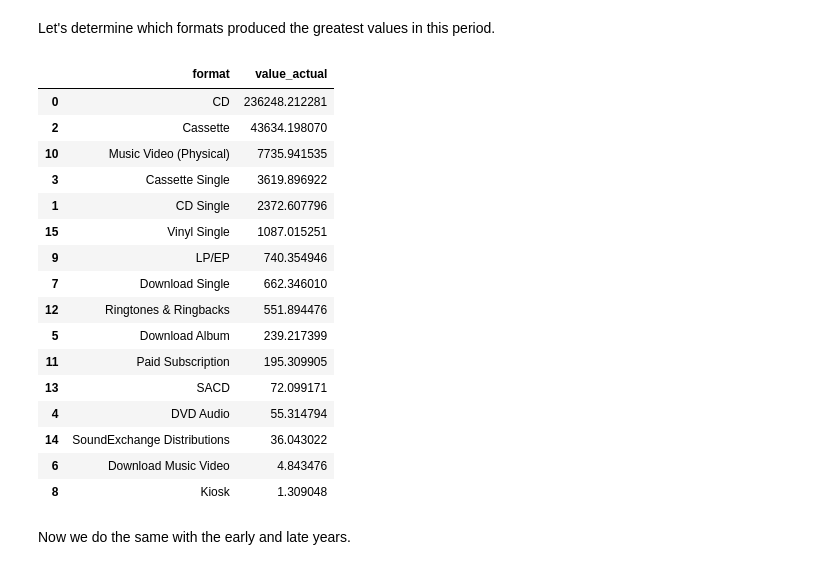
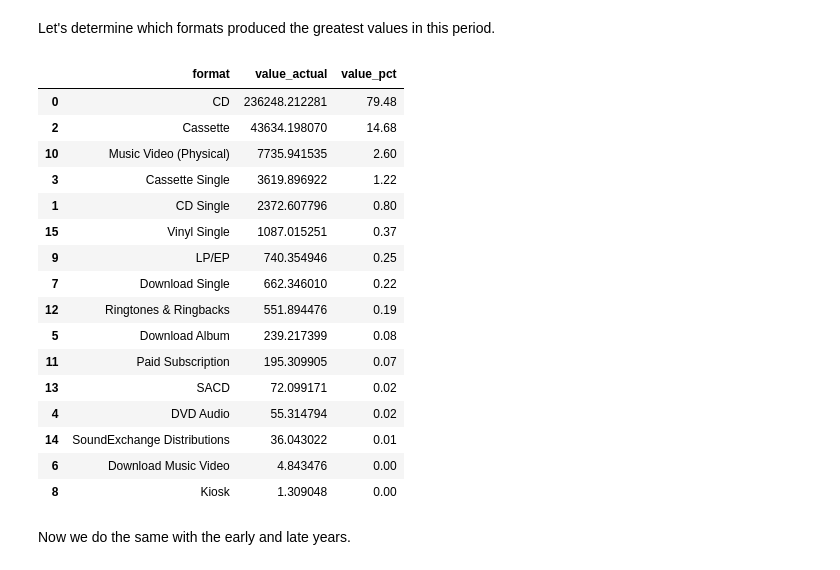
Before and after one commit to MarcoTosoni/music_sales, a Jupyter notebook: analysis.ipynb, the cells around one changed output. Cells and saved outputs as stored; diff of their text form; code cells hidden in the pictures.

Commit message:
included value_pct

```diff
--- a/analysis.ipynb
+++ b/analysis.ipynb
@@ -230,25 +230,26 @@ Let's determine which formats produced the greatest values in this period.
 # %%
 music_f_peak = music_peak.groupby('format',as_index=False)['value_actual'].sum().sort_values(
     'value_actual',ascending=False)
+music_f_peak['value_pct'] = round(music_f_peak['value_actual']/music_f_peak['value_actual'].sum()*100,2)
 music_f_peak
 # %% [output]
-|  | format | value_actual |
-| 0 | CD | 236248.212281 |
-| 2 | Cassette | 43634.198070 |
-| 10 | Music Video (Physical) | 7735.941535 |
-| 3 | Cassette Single | 3619.896922 |
-| 1 | CD Single | 2372.607796 |
-| 15 | Vinyl Single | 1087.015251 |
-| 9 | LP/EP | 740.354946 |
-| 7 | Download Single | 662.346010 |
-| 12 | Ringtones & Ringbacks | 551.894476 |
-| 5 | Download Album | 239.217399 |
-| 11 | Paid Subscription | 195.309905 |
-| 13 | SACD | 72.099171 |
-| 4 | DVD Audio | 55.314794 |
-| 14 | SoundExchange Distributions | 36.043022 |
-| 6 | Download Music Video | 4.843476 |
-| 8 | Kiosk | 1.309048 |
+|  | format | value_actual | value_pct |
+| 0 | CD | 236248.212281 | 79.48 |
+| 2 | Cassette | 43634.198070 | 14.68 |
+| 10 | Music Video (Physical) | 7735.941535 | 2.60 |
+| 3 | Cassette Single | 3619.896922 | 1.22 |
+| 1 | CD Single | 2372.607796 | 0.80 |
+| 15 | Vinyl Single | 1087.015251 | 0.37 |
+| 9 | LP/EP | 740.354946 | 0.25 |
+| 7 | Download Single | 662.346010 | 0.22 |
+| 12 | Ringtones & Ringbacks | 551.894476 | 0.19 |
+| 5 | Download Album | 239.217399 | 0.08 |
+| 11 | Paid Subscription | 195.309905 | 0.07 |
+| 13 | SACD | 72.099171 | 0.02 |
+| 4 | DVD Audio | 55.314794 | 0.02 |
+| 14 | SoundExchange Distributions | 36.043022 | 0.01 |
+| 6 | Download Music Video | 4.843476 | 0.00 |
+| 8 | Kiosk | 1.309048 | 0.00 |
 # %% [markdown]
 Now we do the same with the early and late years.
 # %%
```
Also changed, not shown: parts of 3 cells of this notebook.
